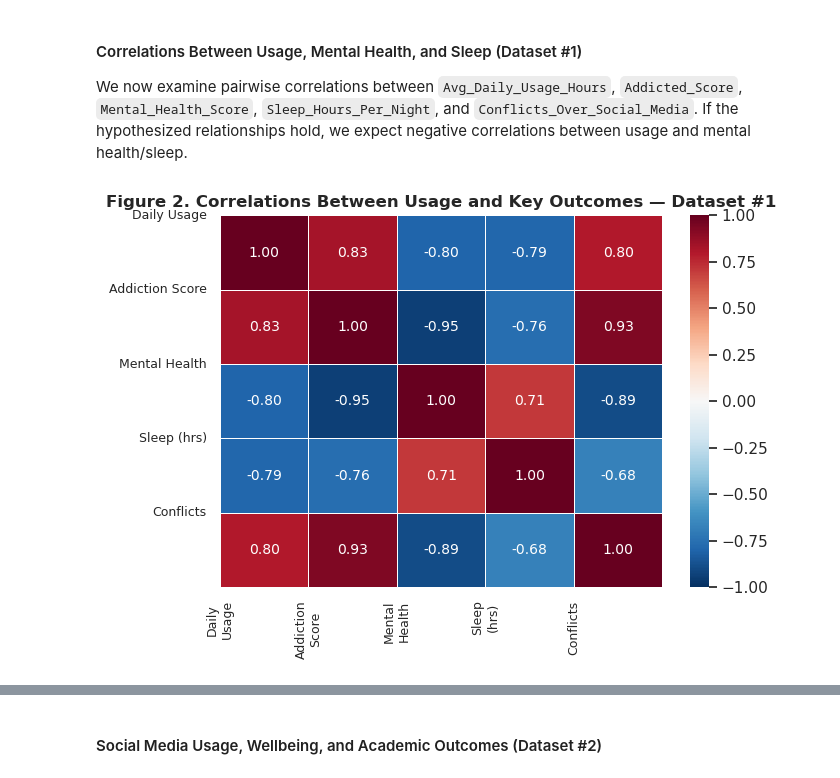
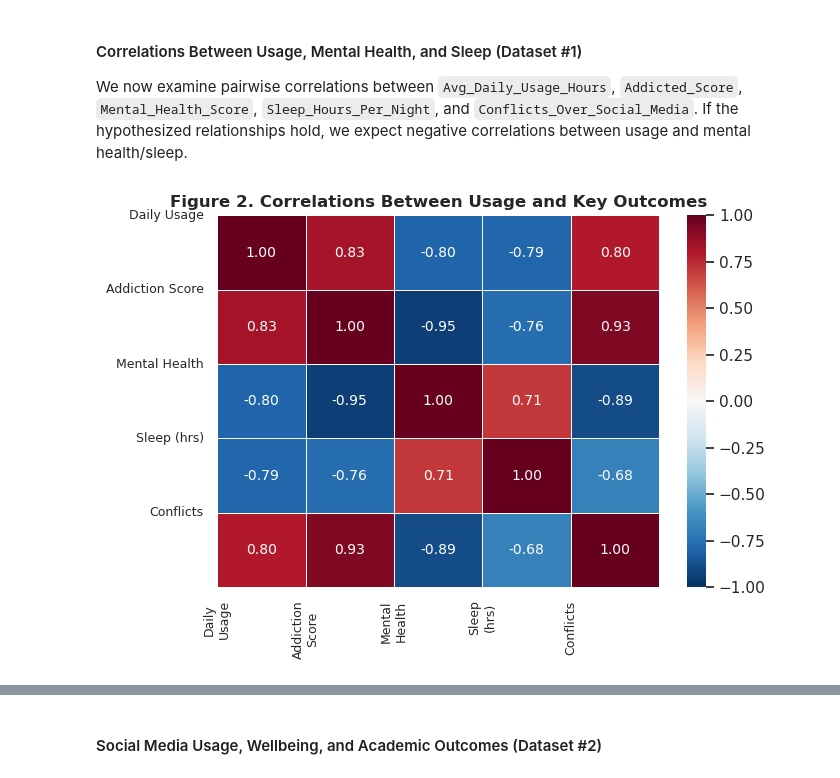
Before and after one commit to trishanhoang/Cogs-108-Group119_WI26, a Jupyter notebook: 03-FinalProject.ipynb, the cells around one changed output, grey strips where cells are left out. Saved outputs shown, nothing was run; the diff lists cells and outputs as text; code cells hidden in the pictures.

```diff
--- a/03-FinalProject.ipynb
+++ b/03-FinalProject.ipynb
@@ -221,29 +253,31 @@ We now examine pairwise correlations between `Avg_Daily_Usage_Hours`, `Addicted_
 # %%
 numeric_cols_ds1 = [
     'Avg_Daily_Usage_Hours', 'Addicted_Score',
     'Mental_Health_Score', 'Sleep_Hours_Per_Night', 'Conflicts_Over_Social_Media'
 ]
 corr_ds1 = df1[numeric_cols_ds1].corr()
+
+# computing pairwise correlations between usage, mental health, sleep, and addiction
 
 plt.figure(figsize=(7, 5))
 sns.heatmap(
     corr_ds1, annot=True, fmt='.2f', cmap='RdBu_r',
     center=0, vmin=-1, vmax=1, linewidths=0.5, annot_kws={'size': 10}
 )
 plt.xticks(
     ticks=range(5),
     labels=['Daily\nUsage', 'Addiction\nScore', 'Mental\nHealth', 'Sleep\n(hrs)', 'Conflicts'],
     fontsize=9
 )
 plt.yticks(
     ticks=range(5),
     labels=['Daily Usage', 'Addiction Score', 'Mental Health', 'Sleep (hrs)', 'Conflicts'],
     fontsize=9, rotation=0
 )
-plt.title('Figure 2. Correlations Between Usage and Key Outcomes — Dataset #1',
+plt.title('Figure 2. Correlations Between Usage and Key Outcomes',
           fontweight='bold')
 plt.tight_layout()
 plt.show()
 # %% [output]
-[figure, old version]
+[figure, new version]
 # %% [markdown]
```
Also changed, not shown: parts of 20 cells of this notebook.
